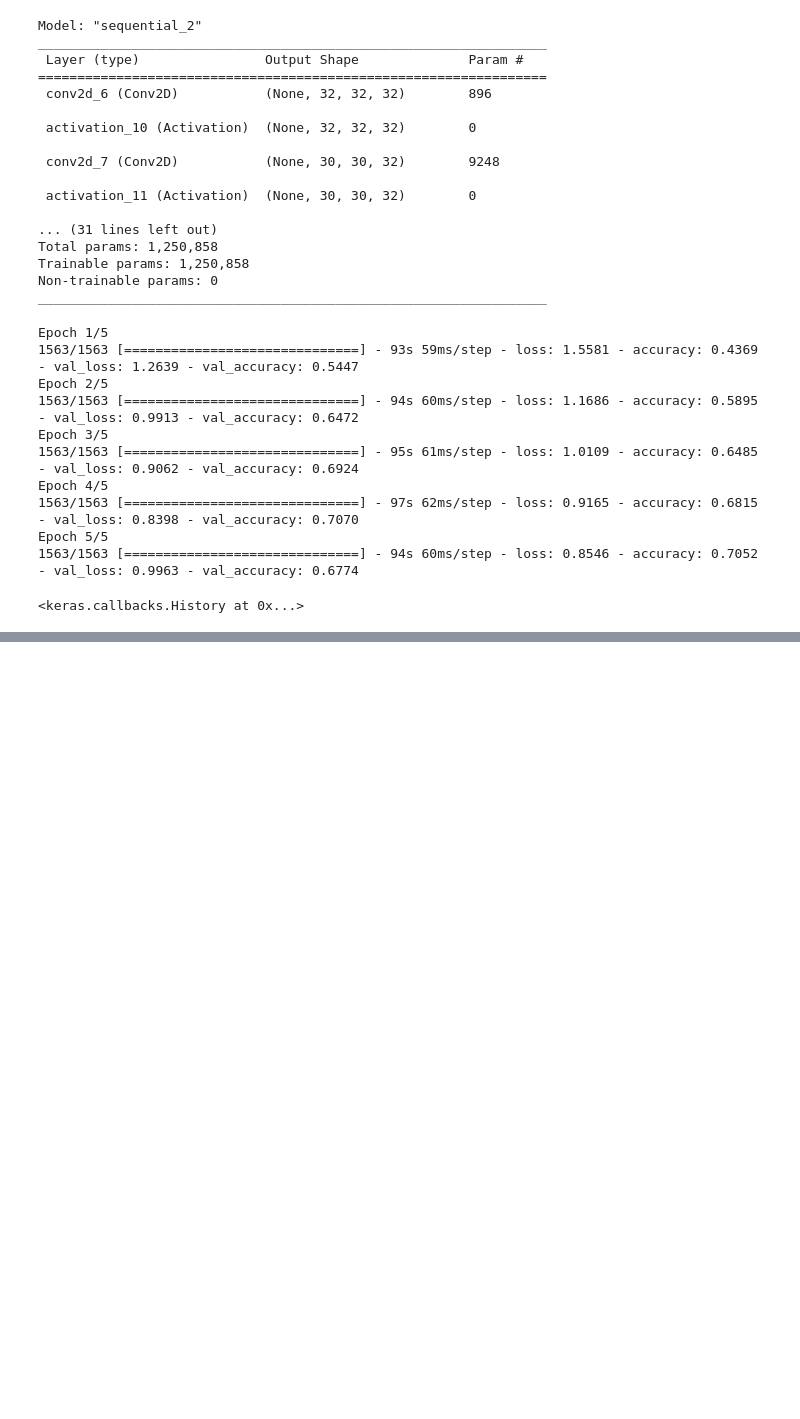
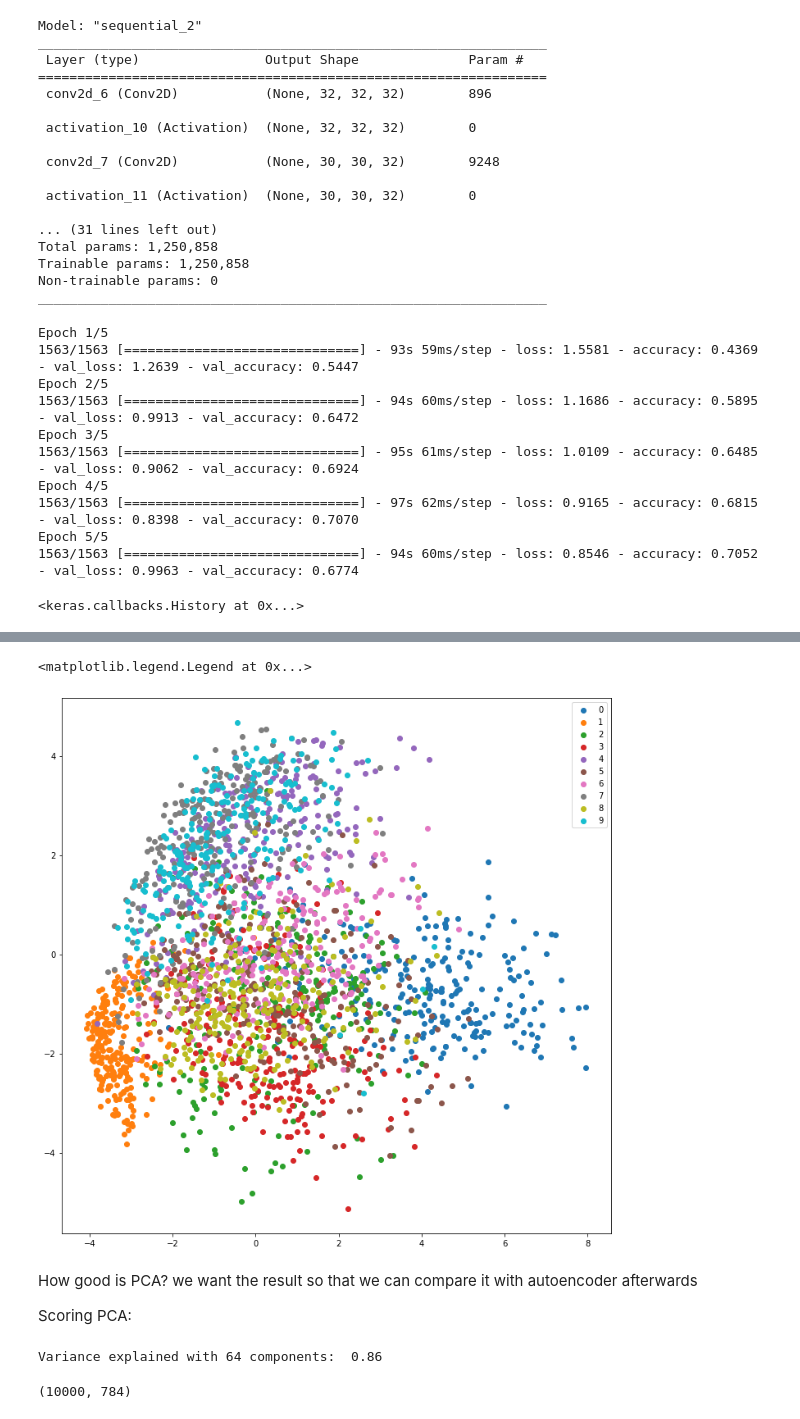
Before and after one commit to Mattyuan98/Intoroduction-to-ML----practice, a Jupyter notebook: Deep learning/Notebooks/DL and NN notes and practice.ipynb, the cells around one changed output, grey strips where cells are left out. Cells and saved outputs as stored; diff of their text form; code cells hidden in the pictures; blank space fills up the shorter version.

```diff
--- a/Deep learning/Notebooks/DL and NN notes and practice.ipynb
+++ b/Deep learning/Notebooks/DL and NN notes and practice.ipynb
@@ -1018,0 +1381,20 @@ Epoch 5/5
+# %%
+num_images_per_class = 250
+fig = plt.figure(figsize=(12,12))
+for number in list(range(10)):
+    mask = y_train == number
+    x_data = mnist_data_2[mask,0][:num_images_per_class]
+    y_data = mnist_data_2[mask,1][:num_images_per_class]
+    plt.scatter(x_data,y_data,label=number,alpha=1)
+plt.legend()
+# %% [output]
+<matplotlib.legend.Legend at 0x...>
+[figure, added]
+# %% [markdown]
+How good is PCA? we want the result so that we can compare it with autoencoder afterwards
+
+Scoring PCA:
+# %%
+pca_64,mnist_data_64 = mnist_pca(x_train_scaled,64)
+# %% [output]
+Variance explained with 64 components:  0.86
@@ -1018,0 +1406,4 @@ Epoch 5/5
+# %%
+x_test_reconstructed_64.shape
+# %% [output]
+(10000, 784)
```
Also changed, not shown: parts of 52 cells of this notebook.
